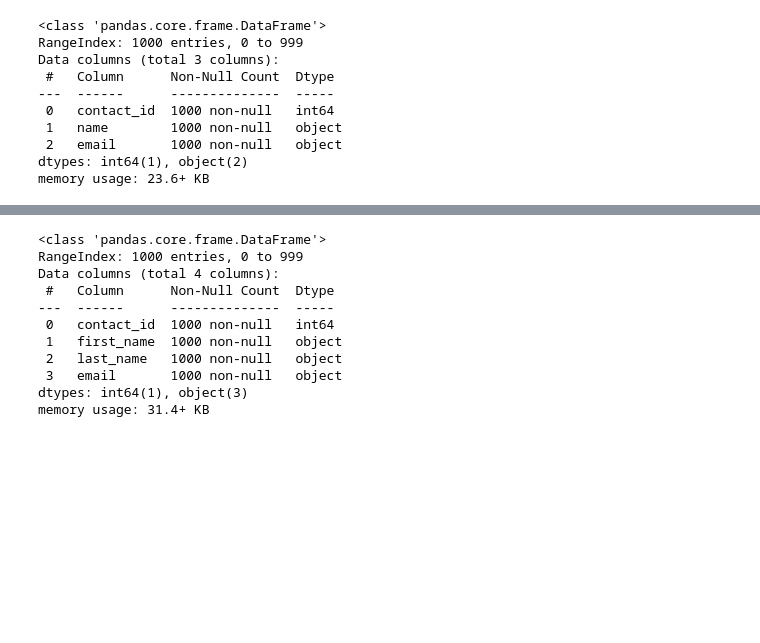
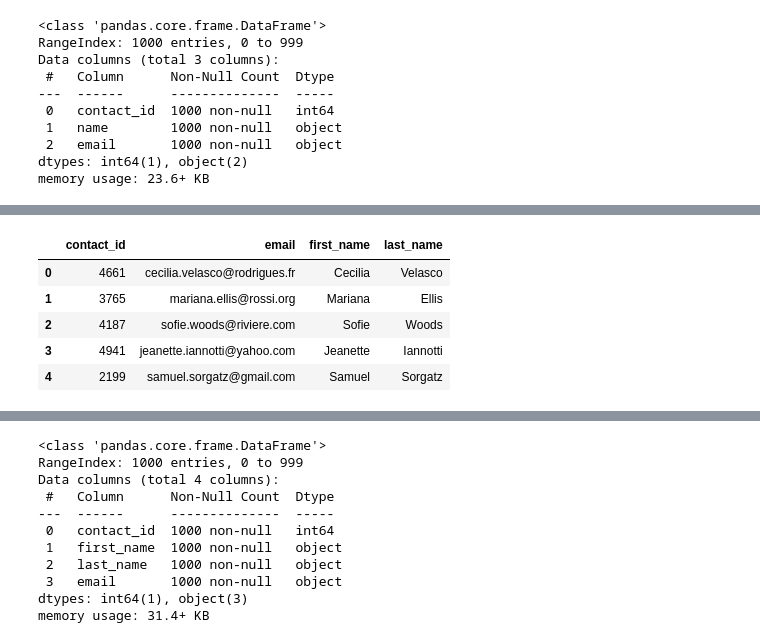
Before and after one commit to serenology/project-2, a Jupyter notebook: ETL_Mini_Project_SFrazin_AGarad.ipynb, the cells around one changed output, grey strips where cells are left out. Cells and saved outputs as stored; diff of their text form; code cells hidden in the pictures; blank space fills up the shorter version.

```diff
--- a/ETL_Mini_Project_SFrazin_AGarad.ipynb
+++ b/ETL_Mini_Project_SFrazin_AGarad.ipynb
@@ -331,0 +322,15 @@ print(dict_values)
+# %%
+# Iterate through the contact_info_df and convert each row to a dictionary.
+import json
+
+# Skip initial non-data rows and reset index
+contacts_df = contact_info_df.iloc[1:].reset_index(drop=True)
+contacts_df.columns = ['contact_info']  # Rename the column
+
+# Convert each row in the contact_info column to a dictionary
+dict_values = []
+for json_str in contacts_df['contact_info']:
+        contact_dict = json.loads(json_str)
+        dict_values.append(contact_dict)
+
+print(dict_values)
@@ -332,6 +339,9 @@ print(dict_values)
 # %%
 # Create a contact_info DataFrame and add each list of values, i.e., each row
 # to the 'contact_id', 'name', 'email' columns.
+
+contact_info_df = pd.DataFrame(dict_values)
+contact_info_df.head()
 # %% [output]
 |  | contact_id | name | email |
 | 0 | 4661 | Cecilia Velasco | cecilia.velasco@rodrigues.fr |
@@ -385,0 +366,16 @@ memory usage: 23.6+ KB
+# %%
+# Split the 'name' column into 'first_name' and 'last_name'
+contact_info_df[['first_name', 'last_name']] = contact_info_df['name'].str.split(' ', n=1, expand=True)
+
+# Drop the 'name' column
+contact_info_df = contact_info_df.drop(columns=['name'])
+
+# Display the first few rows of the updated DataFrame
+contact_info_df.head()
+# %% [output]
+|  | contact_id | email | first_name | last_name |
+| 0 | 4661 | cecilia.velasco@rodrigues.fr | Cecilia | Velasco |
+| 1 | 3765 | mariana.ellis@rossi.org | Mariana | Ellis |
+| 2 | 4187 | sofie.woods@riviere.com | Sofie | Woods |
+| 3 | 4941 | jeanette.iannotti@yahoo.com | Jeanette | Iannotti |
+| 4 | 2199 | samuel.sorgatz@gmail.com | Samuel | Sorgatz |
```
Also changed, not shown: parts of 20 cells of this notebook, 5 other files.
